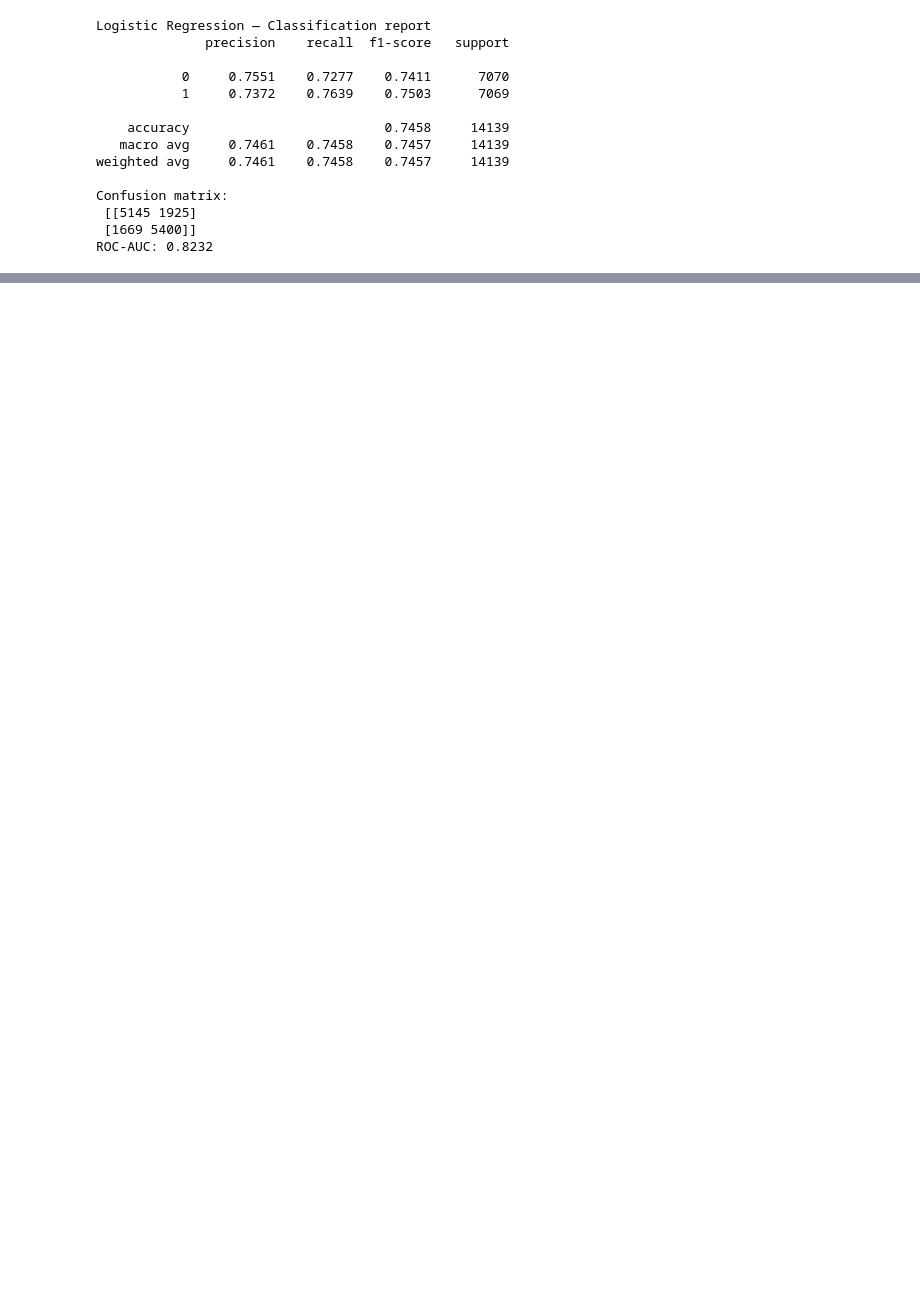
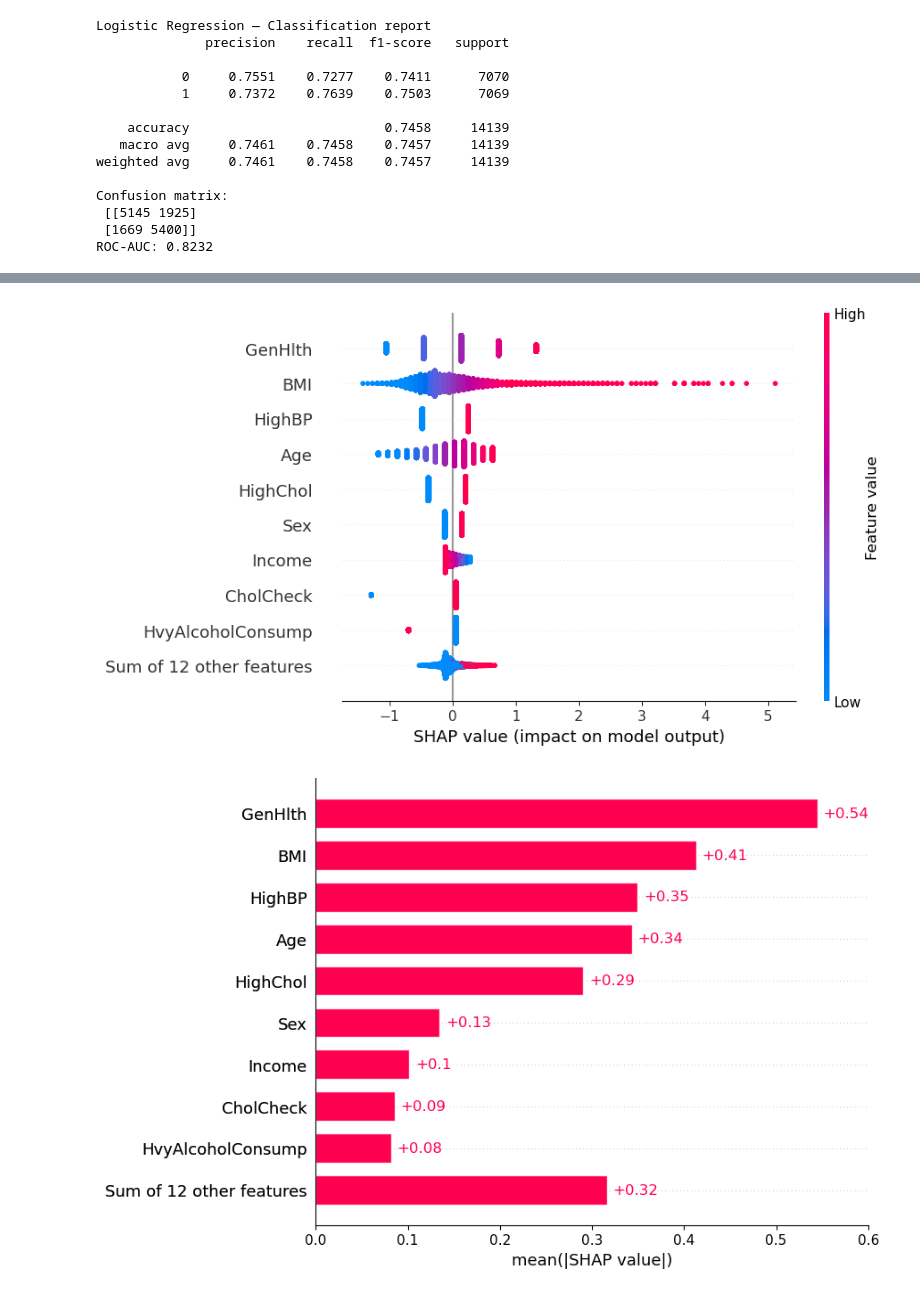
Before and after one commit to AfnanBinRizwan/Big-Data, a Jupyter notebook: logisticregression.ipynb, the cells around one changed output, grey strips where cells are left out. Cells and saved outputs as stored; diff of their text form; code cells hidden in the pictures; blank space fills up the shorter version.

```diff
--- a/logisticregression.ipynb
+++ b/logisticregression.ipynb
@@ -120,0 +181,34 @@ ROC-AUC: 0.8232
+# %%
+# 1. If not already installed
+# !pip install shap
+
+# 2. Imports
+import shap
+import numpy as np
+import matplotlib.pyplot as plt
+
+# 3. Extract components from the pipeline
+scaler = best_lr.named_steps['scaler']
+model = best_lr.named_steps['clf']  # ✅ Your model step is 'clf'
+
+# 4. Scale the test data
+X_test_scaled = scaler.transform(X_test)
+
+# 5. Handle feature names
+try:
+    feature_names = X_test.columns
+except:
+    feature_names = [f"Feature {i}" for i in range(X_test.shape[1])]
+
+# 6. SHAP Explainer and values
+explainer = shap.Explainer(model, X_test_scaled, feature_names=feature_names)
+shap_values = explainer(X_test_scaled)
+
+# 7. SHAP Beeswarm plot
+shap.plots.beeswarm(shap_values, max_display=10, show=True)
+
+# 8. SHAP Bar plot
+shap.plots.bar(shap_values, max_display=10, show=True)
+# %% [output]
+[figure, added]
+[figure, added]
```
Also changed, not shown: parts of 7 cells of this notebook, 6 other files.
